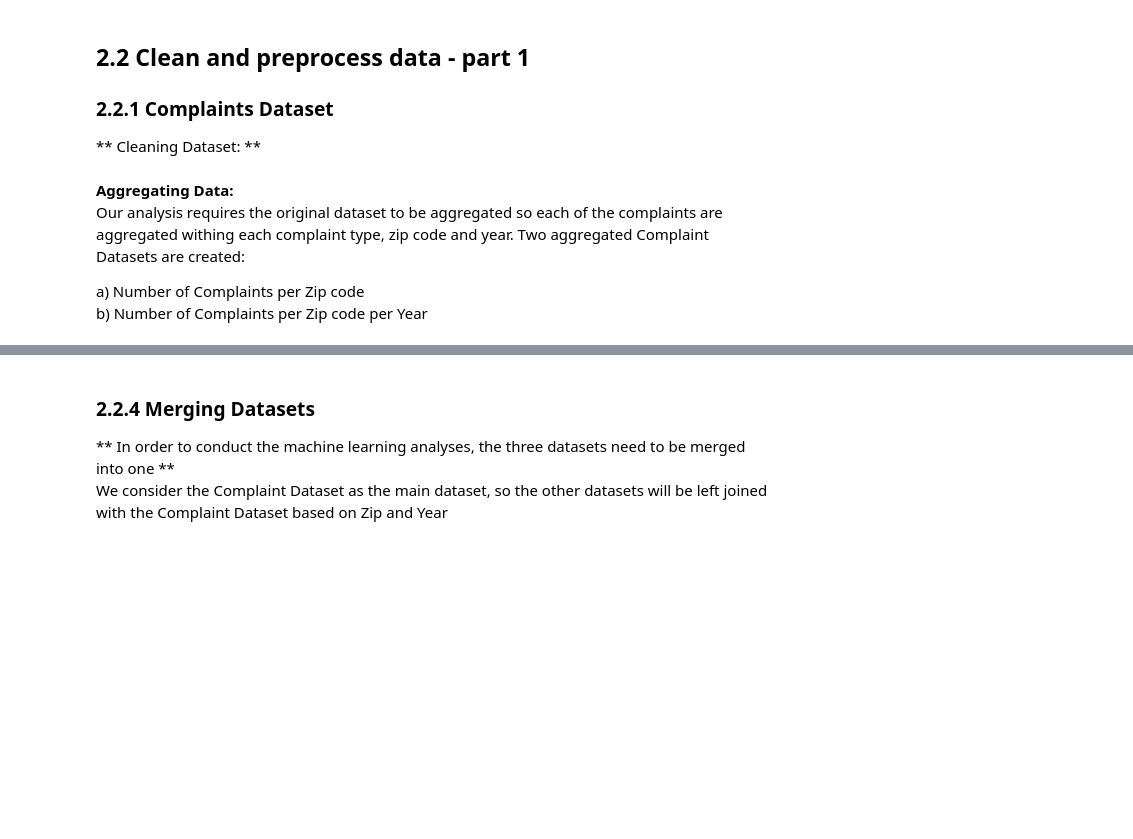
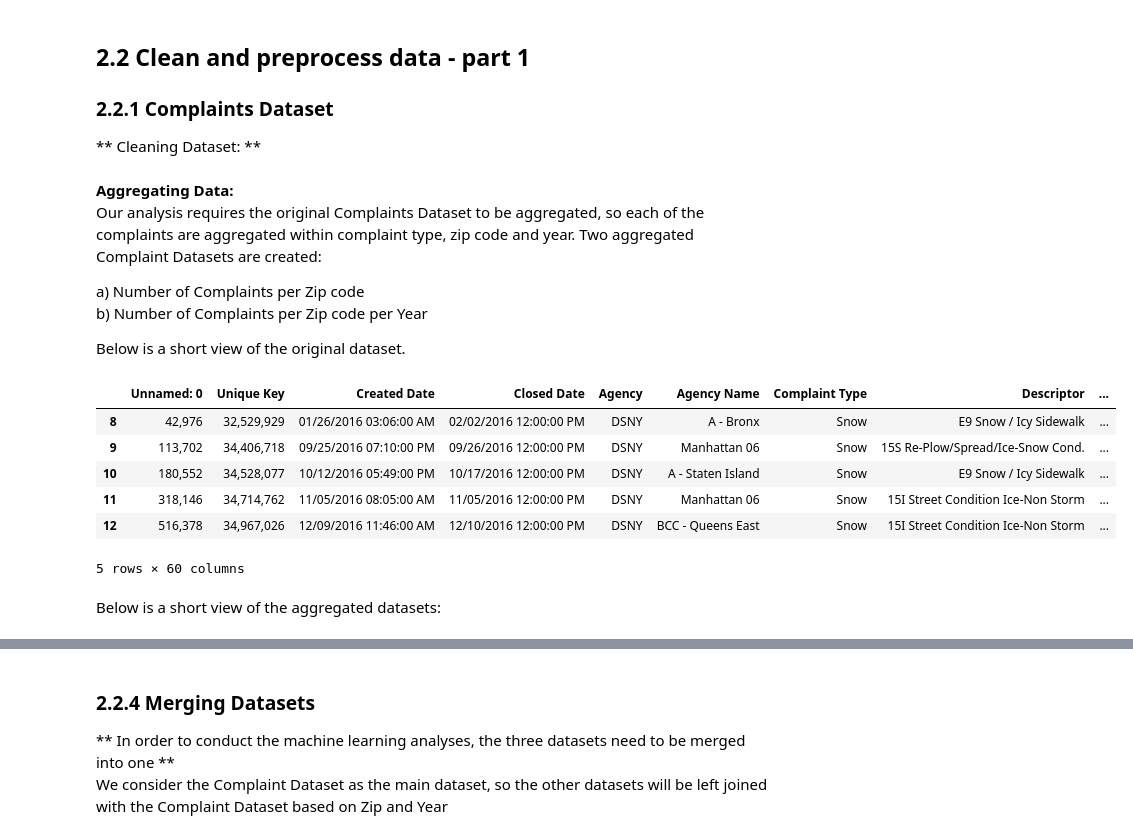
Before and after one commit to cschleidt/sdaav, a Jupyter notebook: notebooks/Social-Data-Final-Project-Notebook.ipynb, the cells around one changed output, grey strips where cells are left out. Cells and saved outputs as stored; diff of their text form; code cells hidden in the pictures; blank space fills up the shorter version.

```diff
--- a/notebooks/Social-Data-Final-Project-Notebook.ipynb
+++ b/notebooks/Social-Data-Final-Project-Notebook.ipynb
@@ -117,10 +118,22 @@ mydata = mydata[mydata['Incident Zip'].notnull()]
 mydata = mydata[(mydata["Year"] < 2017)]
 # %% [markdown]
 **Aggregating Data:**<br />
-Our analysis requires the original dataset to be aggregated so each of the complaints are aggregated withing each complaint type, zip code and year. Two aggregated Complaint Datasets are created:<br />
+Our analysis requires the original Complaints Dataset to be aggregated, so each of the complaints are aggregated within complaint type, zip code and year. Two aggregated Complaint Datasets are created:<br />
 
 a) Number of Complaints per Zip code<br />
 b) Number of Complaints per Zip code per Year<br />
+
+Below is a short view of the original dataset.
+# %%
+mydata.head()
+# %% [output]
+|  | Unnamed: 0 | Unique Key | Created Date | Closed Date | Agency | Agency Name | Complaint Type | Descriptor | ... |
+| 8 | 42,976 | 32,529,929 | 01/26/2016 03:06:00 AM | 02/02/2016 12:00:00 PM | DSNY | A - Bronx | Snow | E9 Snow / Icy Sidewalk | ... |
+| 9 | 113,702 | 34,406,718 | 09/25/2016 07:10:00 PM | 09/26/2016 12:00:00 PM | DSNY | Manhattan 06 | Snow | 15S Re-Plow/Spread/Ice-Snow Cond. | ... |
+| 10 | 180,552 | 34,528,077 | 10/12/2016 05:49:00 PM | 10/17/2016 12:00:00 PM | DSNY | A - Staten Island | Snow | E9 Snow / Icy Sidewalk | ... |
+| 11 | 318,146 | 34,714,762 | 11/05/2016 08:05:00 AM | 11/05/2016 12:00:00 PM | DSNY | Manhattan 06 | Snow | 15I Street Condition Ice-Non Storm | ... |
+| 12 | 516,378 | 34,967,026 | 12/09/2016 11:46:00 AM | 12/10/2016 12:00:00 PM | DSNY | BCC - Queens East | Snow | 15I Street Condition Ice-Non Storm | ... |
+5 rows × 60 columns
 # %%
 # Number of Complaints per Zip Code is created in five steps below:
 
@@ -208,3 +221,5 @@ zip_newdf_yearly = pd.merge(zip_newdf_yearly, party_bar_pivot, on='Zip+Year', ho
 
 # Step 6: Zip codes with no incidents return a NaN value. This needs to be recoded to 0
 zip_newdf_yearly = zip_newdf_yearly.fillna(0)
+# %% [markdown]
+Below is a short view of the aggregated datasets:
```
Also changed, not shown: parts of 36 cells of this notebook.
